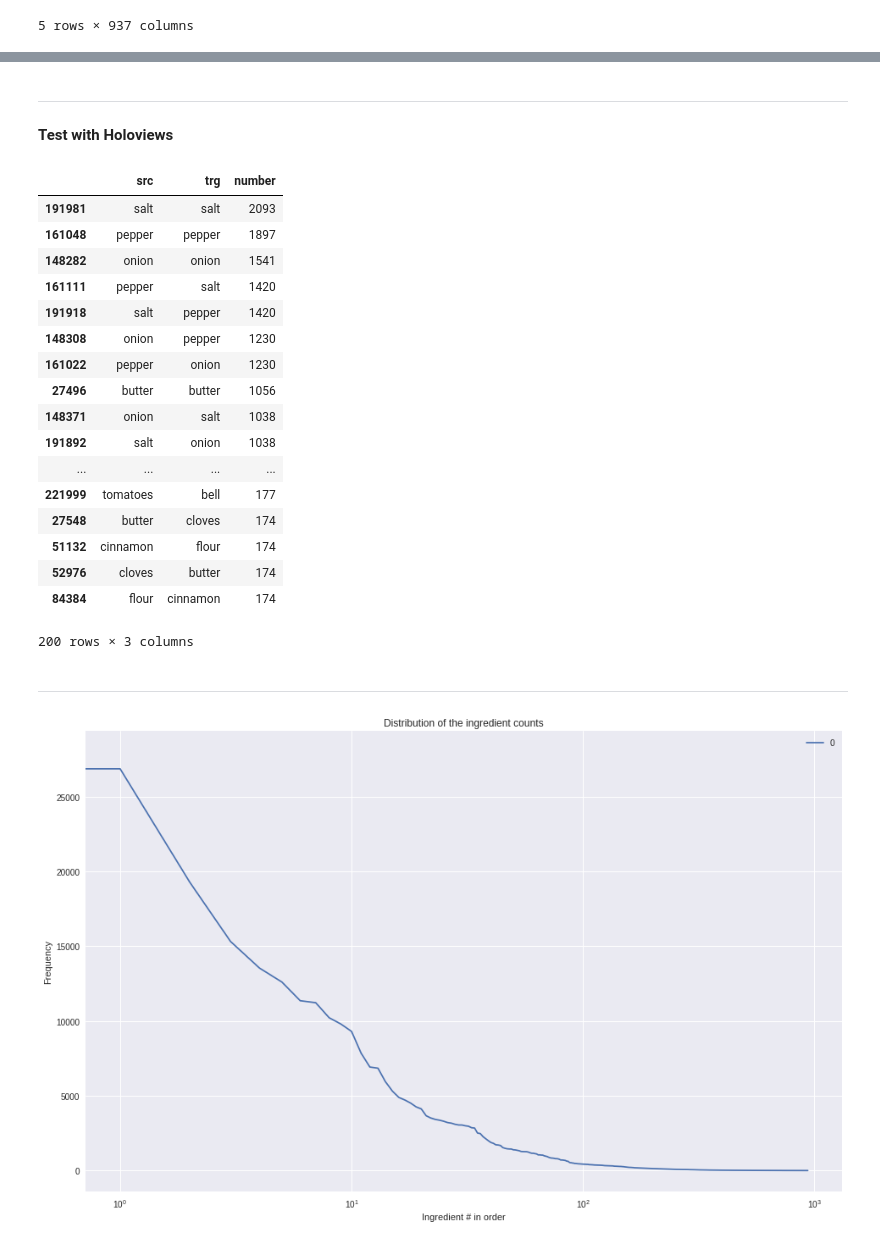
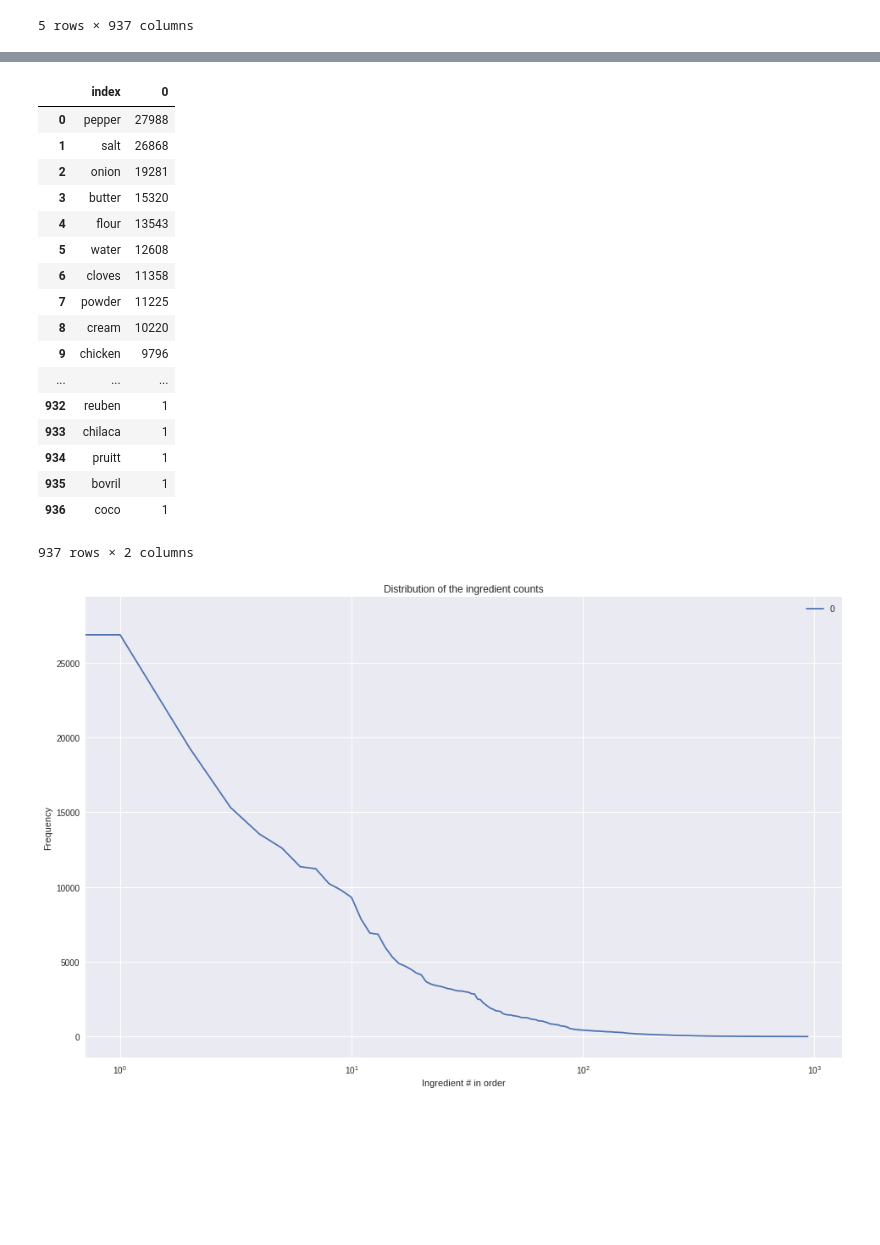
Before and after one commit to TTimTT/CTX, a Jupyter notebook: DataAnalysis.ipynb, the cells around one changed output, grey strips where cells are left out. Cells and saved outputs as stored; diff of their text form; code cells hidden in the pictures; blank space fills up the shorter version.

```diff
--- a/DataAnalysis.ipynb
+++ b/DataAnalysis.ipynb
@@ -337,34 +272,3 @@ nx.draw_networkx_edges(Gc, coords, alpha=0.3, edge_cmap='Spectral')
 # Graph Plotting
 
 # TODO: that would be nice https://www.curiousgnu.com/reddit-comments
-# %% [markdown]
------
-**Test with Holoviews**
-# %%
-df = pd.DataFrame(data=adjacency,    # values
-...               index=matrix.columns,    # 1st column as index
-...               columns=matrix.columns)  # 1st row as the column names
-
-df = df.unstack().to_frame().reset_index().drop_duplicates()
-df.columns = ['src', 'trg', 'number']
-df = df.nlargest(200, columns='number')
-df
-# %% [output]
-|  | src | trg | number |
-| 191981 | salt | salt | 2093 |
-| 161048 | pepper | pepper | 1897 |
-| 148282 | onion | onion | 1541 |
-| 161111 | pepper | salt | 1420 |
-| 191918 | salt | pepper | 1420 |
-| 148308 | onion | pepper | 1230 |
-| 161022 | pepper | onion | 1230 |
-| 27496 | butter | butter | 1056 |
-| 148371 | onion | salt | 1038 |
-| 191892 | salt | onion | 1038 |
-| ... | ... | ... | ... |
-| 221999 | tomatoes | bell | 177 |
-| 27548 | butter | cloves | 174 |
-| 51132 | cinnamon | flour | 174 |
-| 52976 | cloves | butter | 174 |
-| 84384 | flour | cinnamon | 174 |
-200 rows × 3 columns
@@ -381,2 +275,28 @@ df
-# %% [markdown]
----
+# %%
+# Count occurences
+ing_ds = recipes_copy['Ingredients'].str.split(" ", expand=True) \
+                                    .stack() \
+                                    .map(ing_dict) \
+                                    .value_counts()  \
+                                    .to_frame()  \
+                                    .reset_index()
+ing_ds
+# %% [output]
+|  | index | 0 |
+| 0 | pepper | 27988 |
+| 1 | salt | 26868 |
+| 2 | onion | 19281 |
+| 3 | butter | 15320 |
+| 4 | flour | 13543 |
+| 5 | water | 12608 |
+| 6 | cloves | 11358 |
+| 7 | powder | 11225 |
+| 8 | cream | 10220 |
+| 9 | chicken | 9796 |
+| ... | ... | ... |
+| 932 | reuben | 1 |
+| 933 | chilaca | 1 |
+| 934 | pruitt | 1 |
+| 935 | bovril | 1 |
+| 936 | coco | 1 |
+937 rows × 2 columns
```
Also changed, not shown: parts of 11 cells of this notebook, 57 other files.
